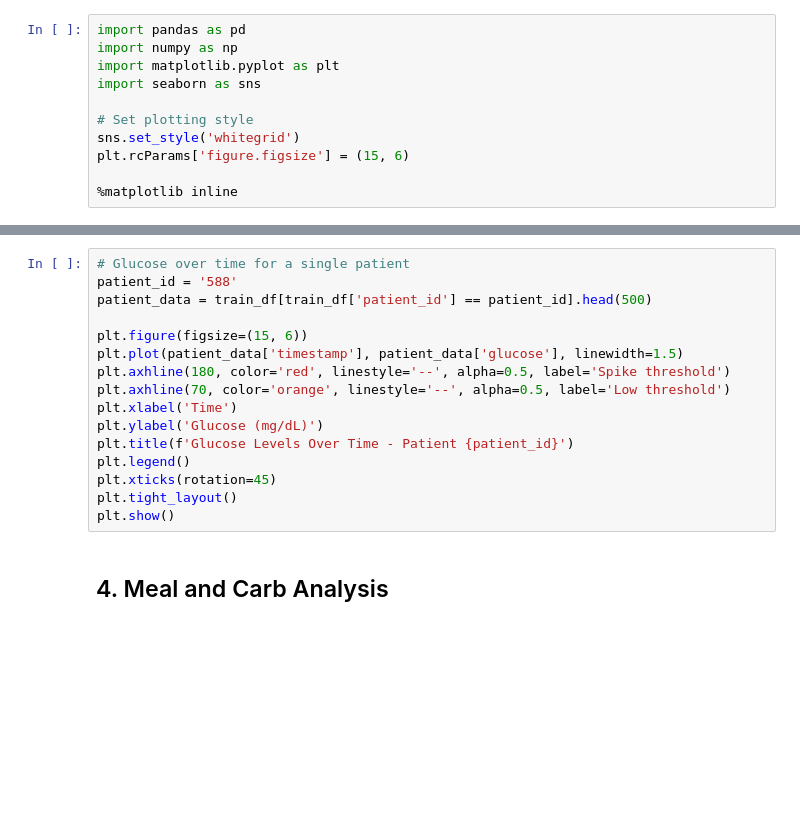
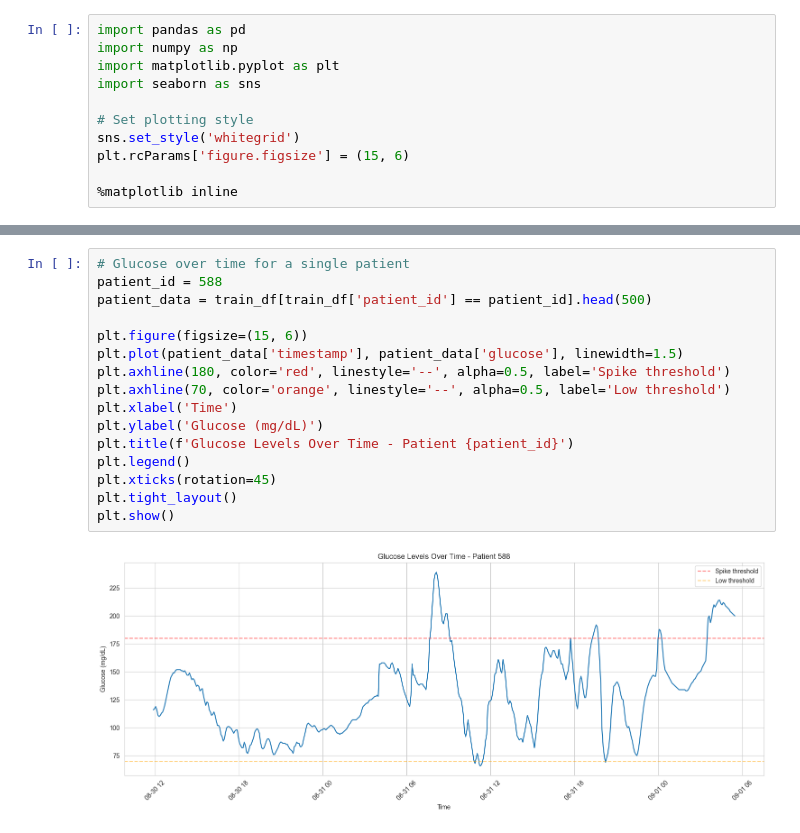
Before and after one commit to mohdimranm/CGMSpikePredictor, a Jupyter notebook: notebook/explore_data.ipynb, the cells around one changed output, grey strips where cells are left out. Saved outputs shown, nothing was run; the diff lists cells and outputs as text; blank space fills up the shorter version.

```diff
--- a/notebook/explore_data.ipynb
+++ b/notebook/explore_data.ipynb
@@ -81,19 +126,19 @@ plt.show()
 # %%
 # Glucose over time for a single patient
-patient_id = '588'
+patient_id = 588
 patient_data = train_df[train_df['patient_id'] == patient_id].head(500)
 
 plt.figure(figsize=(15, 6))
 plt.plot(patient_data['timestamp'], patient_data['glucose'], linewidth=1.5)
 plt.axhline(180, color='red', linestyle='--', alpha=0.5, label='Spike threshold')
 plt.axhline(70, color='orange', linestyle='--', alpha=0.5, label='Low threshold')
 plt.xlabel('Time')
 plt.ylabel('Glucose (mg/dL)')
 plt.title(f'Glucose Levels Over Time - Patient {patient_id}')
 plt.legend()
 plt.xticks(rotation=45)
 plt.tight_layout()
 plt.show()
+# %% [output]
+[figure, added]
-# %% [markdown]
-## 4. Meal and Carb Analysis
 # %%
```
Also changed, not shown: parts of 23 cells of this notebook, 2 other files.
